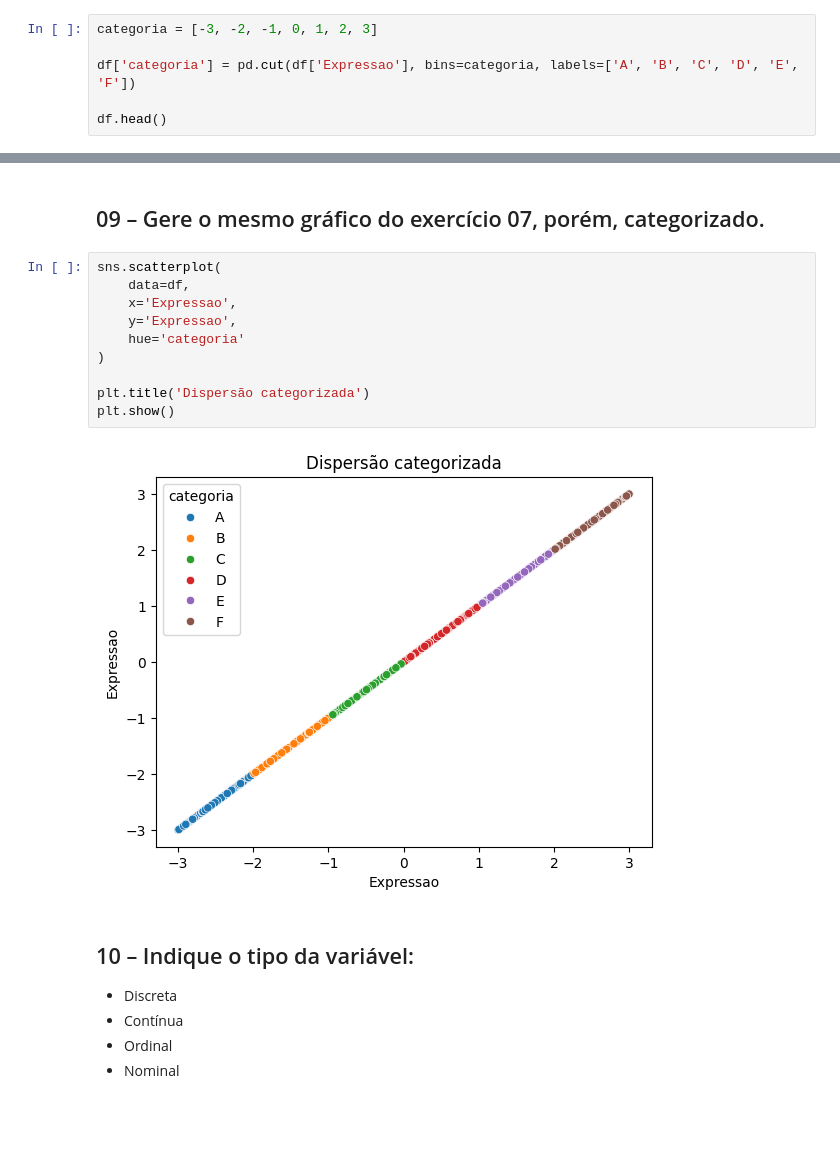
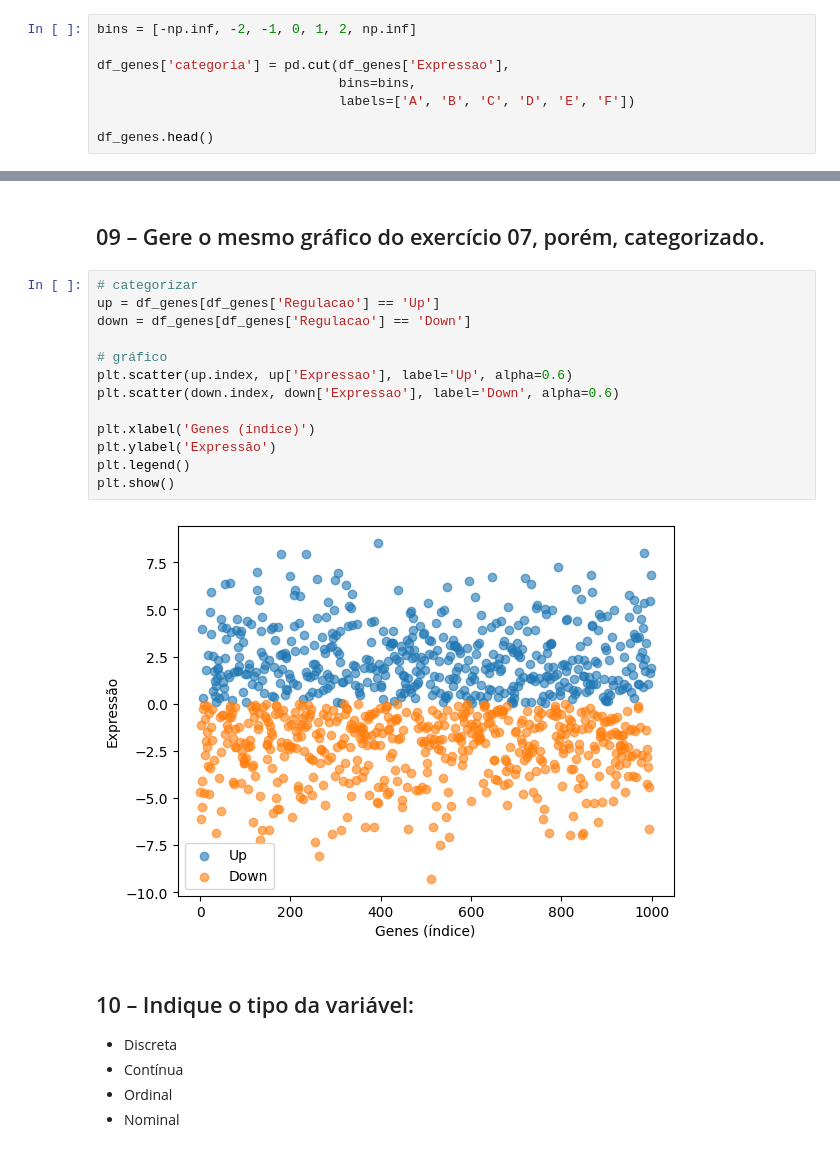
Before and after one commit to Rodrigo-Lusa/aulas_python_mestrado, a Jupyter notebook: script/exercicios/14-Variáveis_Quantitativas_2026-03-31.ipynb, the cells around one changed output, grey strips where cells are left out. Drawn from its saved outputs; the diff is of its cells as text; blank space fills up the shorter version.

```diff
--- a/script/exercicios/14-Variáveis_Quantitativas_2026-03-31.ipynb
+++ b/script/exercicios/14-Variáveis_Quantitativas_2026-03-31.ipynb
@@ -35,9 +56,11 @@ OBS: Não entendi a proposta do exercício. Usei o método para gerar um número
 # %% [markdown]
 R.: Os dados de expressão gênica foram categorizados em 6 grupos por meio de discretização (binning), utilizando intervalos definidos entre -3 e 3. Esses intervalos foram escolhidos com base na distribuição normal dos dados gerados, que possui média zero. Valores negativos representam genes downregulated, enquanto valores positivos representam genes upregulated. A divisão em faixas permite classificar os níveis de expressão em diferentes intensidades, desde fortemente downregulated até fortemente upregulated.
 # %%
-categoria = [-3, -2, -1, 0, 1, 2, 3]
+bins = [-np.inf, -2, -1, 0, 1, 2, np.inf]
 
-df['categoria'] = pd.cut(df['Expressao'], bins=categoria, labels=['A', 'B', 'C', 'D', 'E', 'F'])
+df_genes['categoria'] = pd.cut(df_genes['Expressao'],
+                               bins=bins,
+                               labels=['A', 'B', 'C', 'D', 'E', 'F'])
 
-df.head()
+df_genes.head()
 # %% [output]
@@ -146,17 +206,20 @@ plt.show()
 # %% [markdown]
 ## 09 – Gere o mesmo gráfico do exercício 07, porém, categorizado.
 # %%
-sns.scatterplot(
-    data=df,
-    x='Expressao',
-    y='Expressao',
-    hue='categoria'
-)
+# categorizar
+up = df_genes[df_genes['Regulacao'] == 'Up']
+down = df_genes[df_genes['Regulacao'] == 'Down']
 
-plt.title('Dispersão categorizada')
+# gráfico
+plt.scatter(up.index, up['Expressao'], label='Up', alpha=0.6)
+plt.scatter(down.index, down['Expressao'], label='Down', alpha=0.6)
+
+plt.xlabel('Genes (índice)')
+plt.ylabel('Expressão')
+plt.legend()
 plt.show()
 # %% [output]
-[figure, old version]
+[figure, new version]
 # %% [markdown]
 ## 10 – Indique o tipo da variável:
 
```
Also changed, not shown: parts of 13 cells of this notebook.
